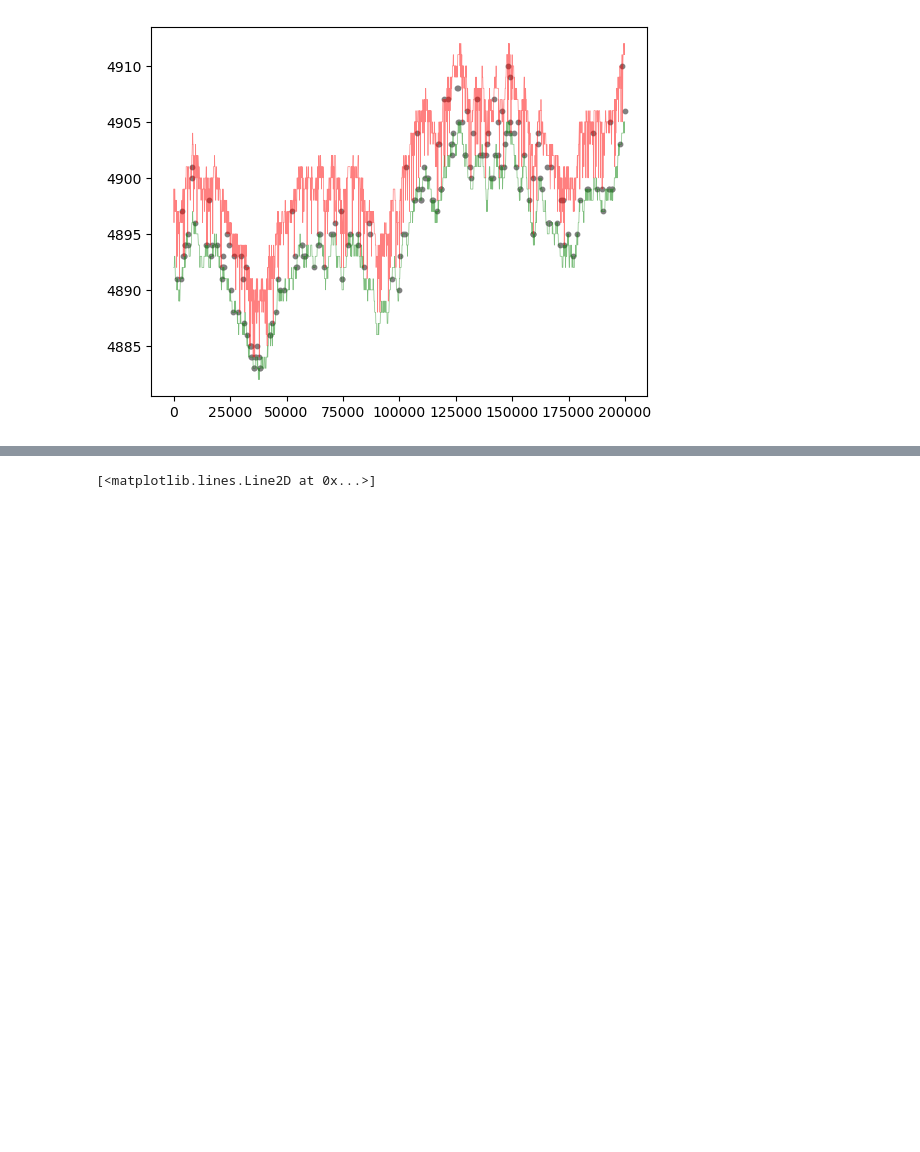
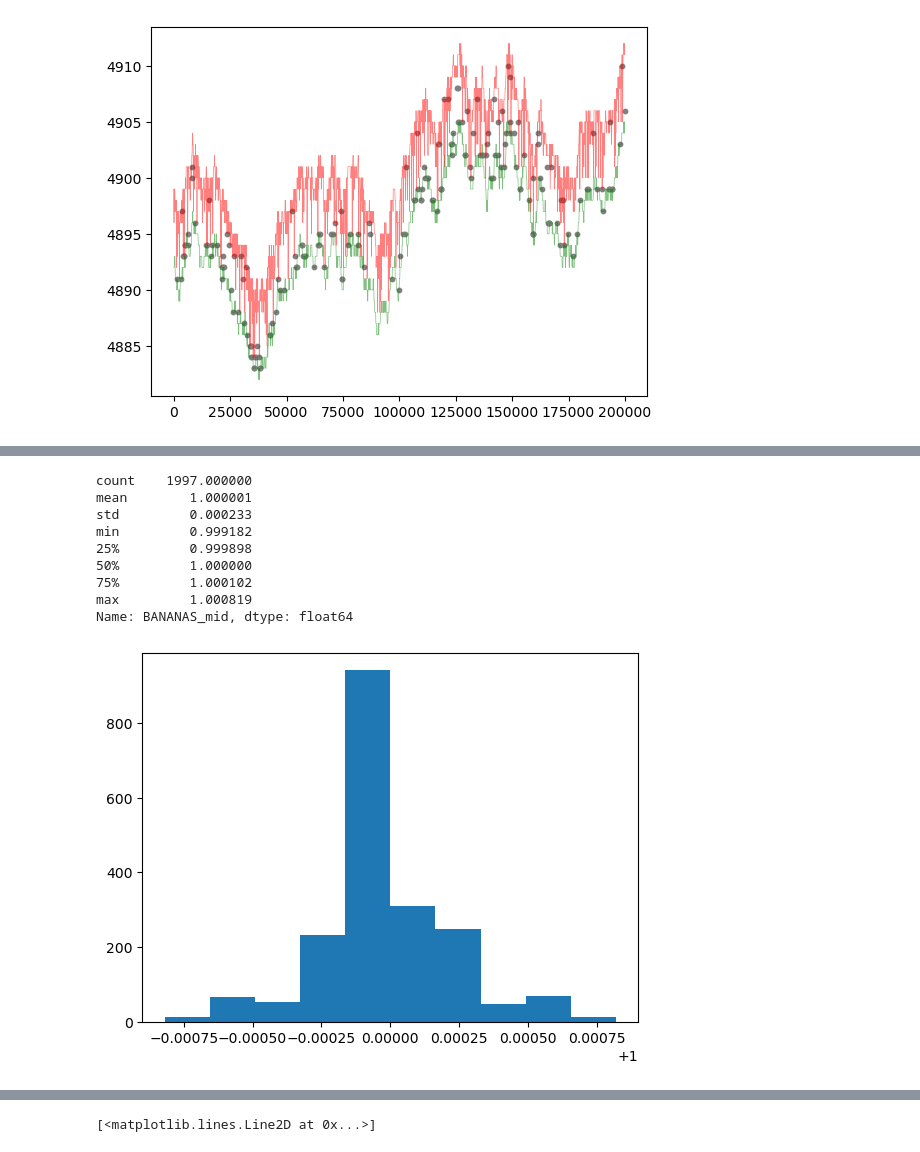
Before and after one commit to rzhan11/IMCTradingComp23, a Jupyter notebook: nbs/exploration.ipynb, the cells around one changed output, grey strips where cells are left out. Saved outputs shown, nothing was run; the diff lists cells and outputs as text; code cells hidden in the pictures; blank space fills up the shorter version.

```diff
--- a/nbs/exploration.ipynb
+++ b/nbs/exploration.ipynb
@@ -223,0 +239,16 @@ plt.plot(df["time"], book_tops[f"{sym}_best_sell"], c="red", alpha=0.5, linewidt
+# %%
+col = book_tops["BANANAS_mid"]
+diffs = col[1:].reset_index(drop=True) / col[:-1].reset_index(drop=True)
+plt.hist(diffs)
+diffs.describe()
+# %% [output]
+count    1997.000000
+mean        1.000001
+std         0.000233
+min         0.999182
+25%         0.999898
+50%         1.000000
+75%         1.000102
+max         1.000819
+Name: BANANAS_mid, dtype: float64
+[figure, added]
```
Also changed, not shown: parts of 3 cells of this notebook, 2 other files.
